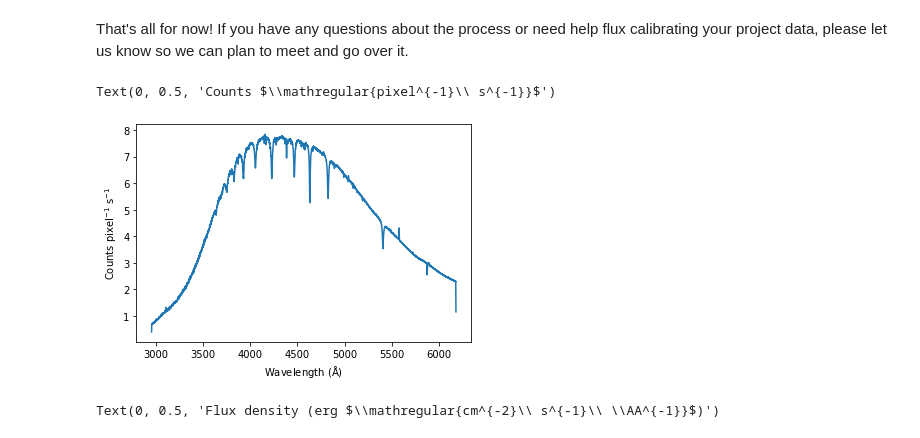
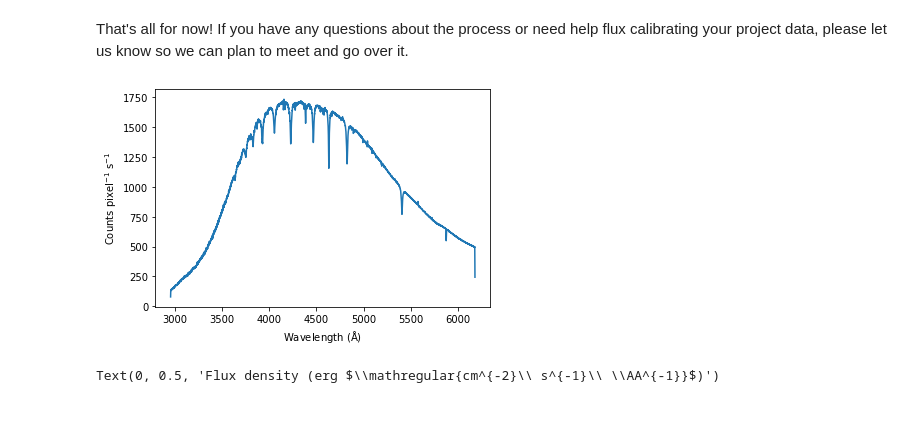
Before and after one commit to collinsinclair/astr-3520-final-project, a Jupyter notebook: Flux Calibration-2.ipynb, the cells around one changed output. Saved outputs shown, nothing was run; the diff lists cells and outputs as text; code cells hidden in the pictures.

```diff
--- a/Flux Calibration-2.ipynb
+++ b/Flux Calibration-2.ipynb
@@ -213,17 +213,24 @@ data = fits.open('ccd_calibrations/bd_flux_1.fits')[0].data
 # star_counts = data[:, 650:685].mean(axis=1)
 # sky_counts = data[:, 200:400].sum(axis=1)+data[:, 900:1000].sum(axis=1)
 # data_counts = star_counts - sky_counts
-data_counts = data[:, 550:775].mean(axis=1)
-data_wavelengths = comp_2_pix_to_wavelength(np.arange(data.shape[0]))
-data_counts /= (6 * 60)  # convert to counts per second
-
-# plot the observed spectrum
-plt.plot(data_wavelengths, data_counts)
-plt.xlabel('Wavelength ($\mathregular{\AA}$)')
-plt.ylabel('Counts $\mathregular{pixel^{-1}\ s^{-1}}$')
+# fig, ax = plt.subplots(1, 1, figsize=(20, 20))
+# ax.imshow(data, cmap='gray', vmin=0, vmax=1e5)
+# ax.set_xlim(625,690)
-# %% [output]
-Text(0, 0.5, 'Counts $\\mathregular{pixel^{-1}\\ s^{-1}}$')
-[figure, removed]
+# %%
+data_counts = data[:, 625:690].sum(axis=1)
+data_wavelengths = comp_2_pix_to_wavelength(np.arange(data.shape[0]))
+data_wavelengths = np.flip(data_wavelengths)
+data_counts /= (6 * 60)  # convert to counts per second
+data_counts = np.flip(data_counts)
+
+# plot the observed spectrum
+plt.plot(data_wavelengths, data_counts)
+plt.xlabel('Wavelength ($\mathregular{\AA}$)')
+plt.ylabel('Counts $\mathregular{pixel^{-1}\ s^{-1}}$')
+plt.savefig('data_counts.png', dpi=300)
+# print(data_wavelengths[1]-data_wavelengths[0])
+# %% [output]
+[figure, added]
 # %%
 standard_data = Table.read('bd_75d325_stis_001.dat', format='ascii')
 standard_wavelength = standard_data['col1']
```
Also changed, not shown: parts of 21 cells of this notebook, 8 other files.
